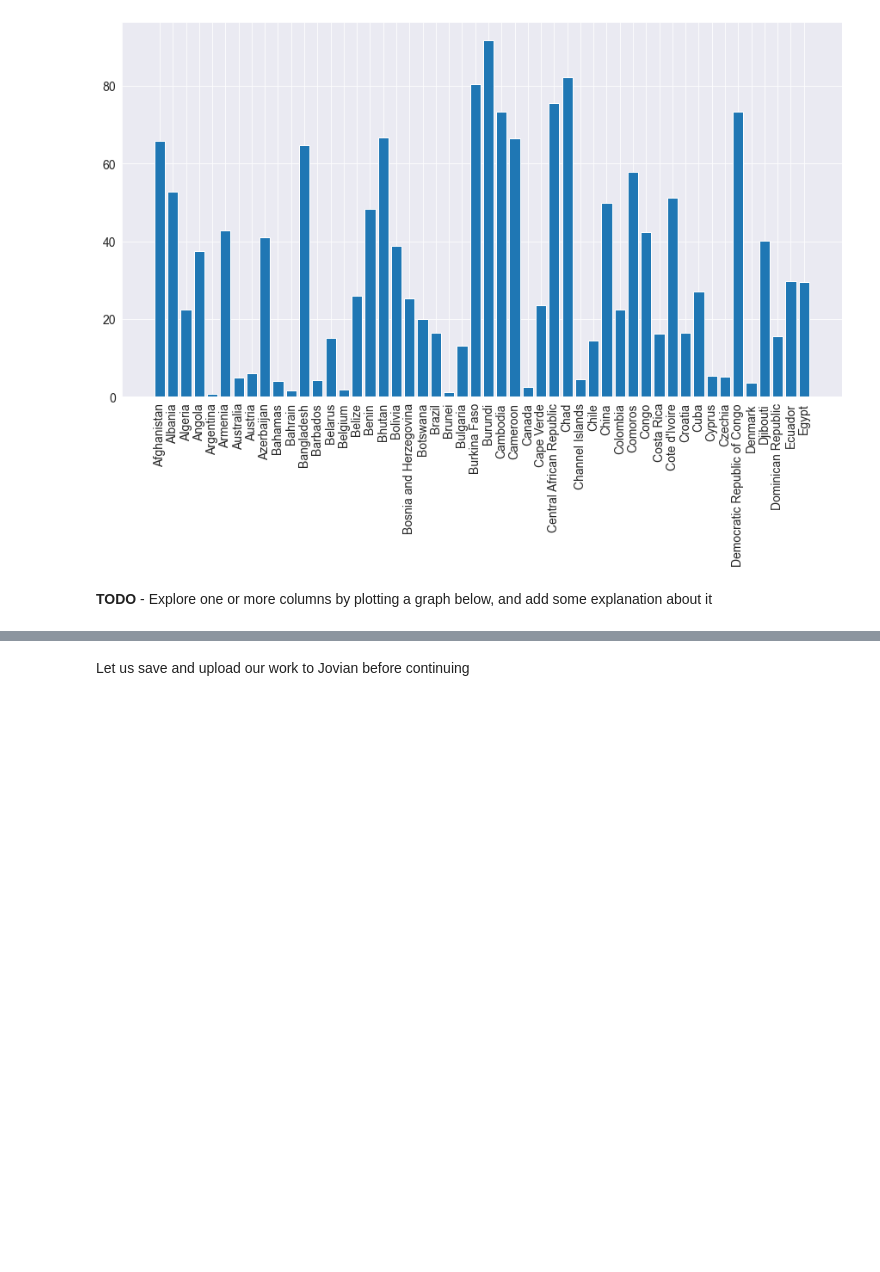
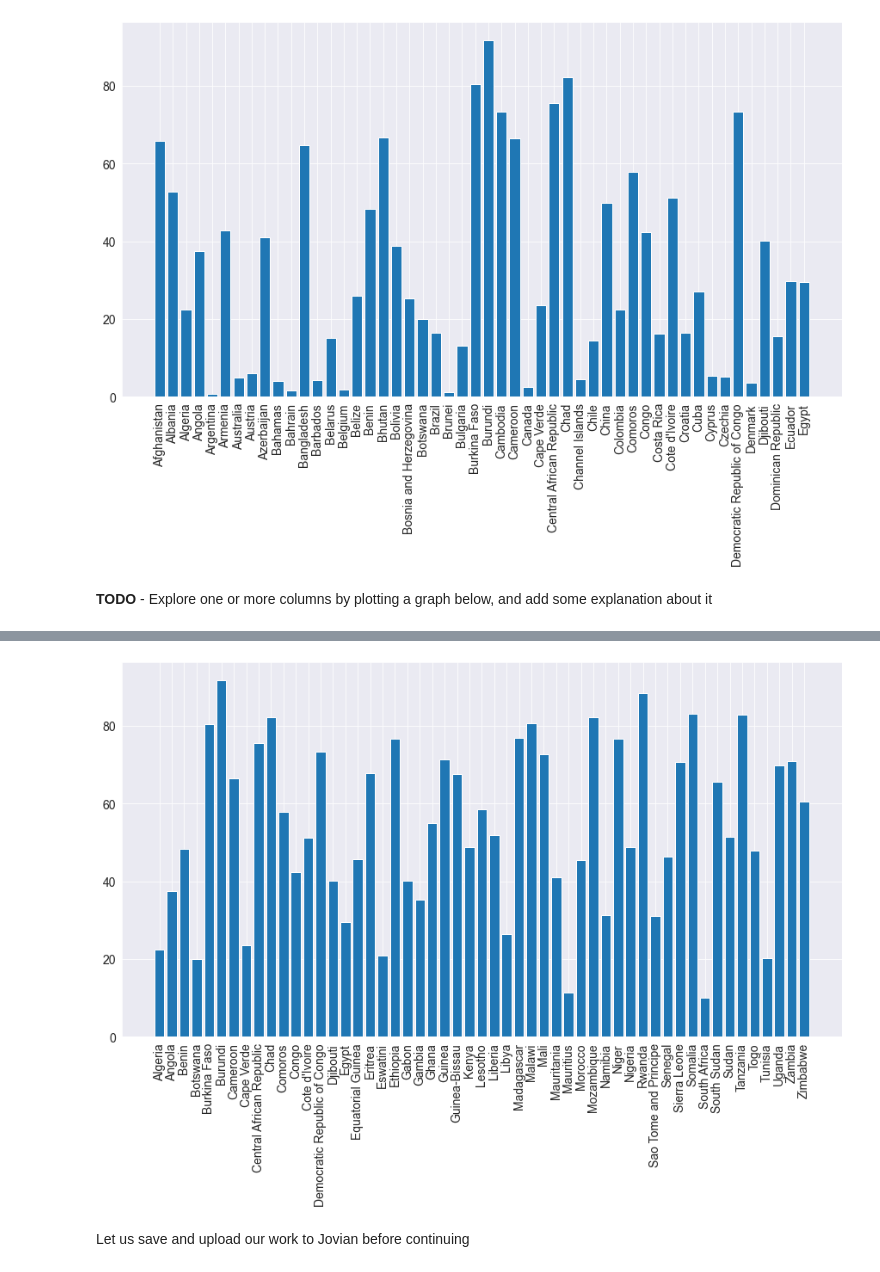
Before and after one commit to Addyzee/Jovian-Data-Analysis-with-Python, a Jupyter notebook: 14- zerotopandas-course-project-starter/zerotopandas-course-project-starter-v-20/labor-in-agriculture.ipynb, the cells around one changed output, grey strips where cells are left out. Cells and saved outputs as stored; diff of their text form; code cells hidden in the pictures; blank space fills up the shorter version.

```diff
--- a/14- zerotopandas-course-project-starter/zerotopandas-course-project-starter-v-20/labor-in-agriculture.ipynb
+++ b/14- zerotopandas-course-project-starter/zerotopandas-course-project-starter-v-20/labor-in-agriculture.ipynb
@@ -464,2 +513,6 @@ def plotyear(year):
+# %%
+plotyear(2000,list(continents.Entity.Africa))
+# %% [output]
+[figure, added]
 # %% [markdown]
 Let us save and upload our work to Jovian before continuing
```
Also changed, not shown: parts of 16 cells of this notebook, 1 other file.
